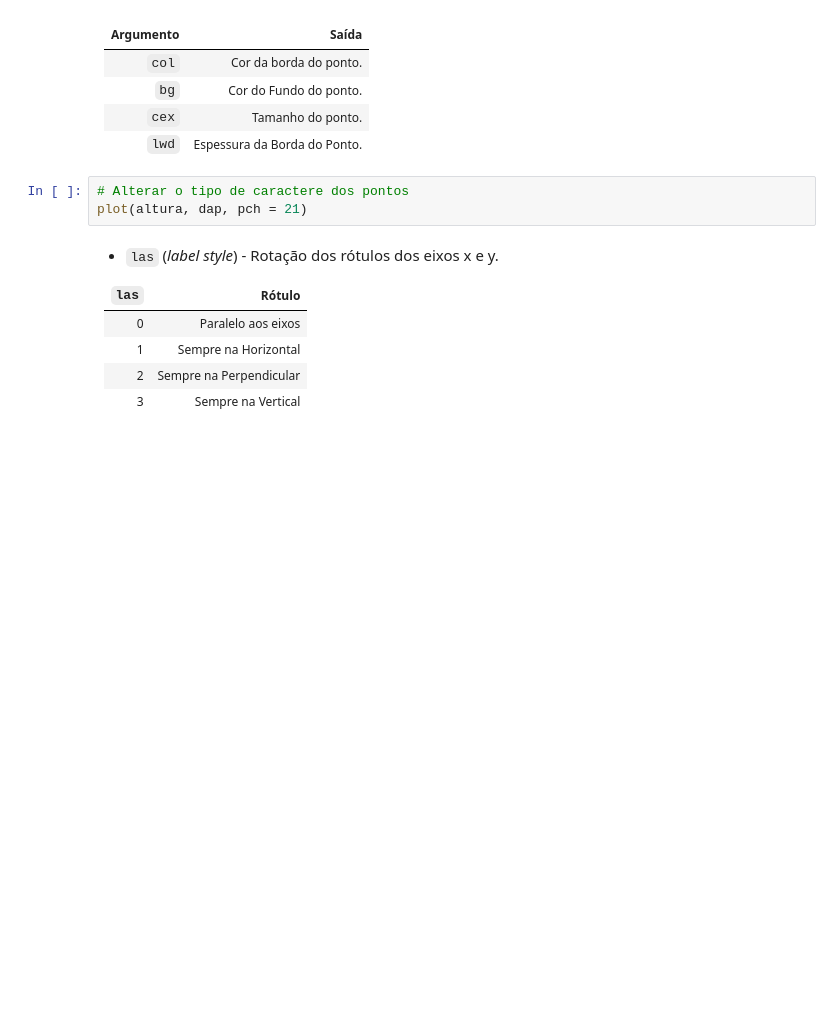
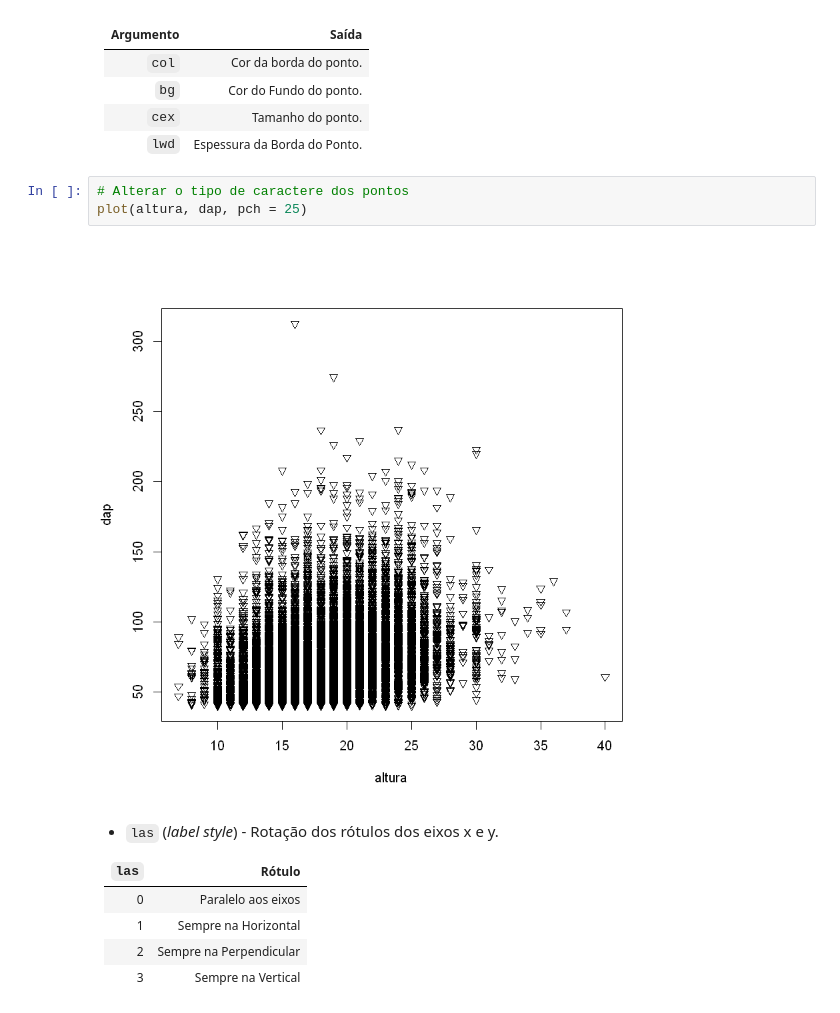
Before and after one commit to robson-cruz/Introducao_Analise_Dados_R, a Jupyter notebook: Modulo_1_Introducao_Linguagem_R_Aula_2.ipynb, the cells around one changed output. Saved outputs shown, nothing was run; the diff lists cells and outputs as text; blank space fills up the shorter version.

```diff
--- a/Modulo_1_Introducao_Linguagem_R_Aula_2.ipynb
+++ b/Modulo_1_Introducao_Linguagem_R_Aula_2.ipynb
@@ -229,7 +252,9 @@ Argumento | Saída
 `lwd` | Espessura da Borda do Ponto.
 # %%
 # Alterar o tipo de caractere dos pontos
-plot(altura, dap, pch = 21)
+plot(altura, dap, pch = 25)
+# %% [output]
+[figure, added]
 # %% [markdown]
 * `las` (_label style_) - Rotação dos rótulos dos eixos x e y.
 
```
Also changed, not shown: parts of 13 cells of this notebook.
